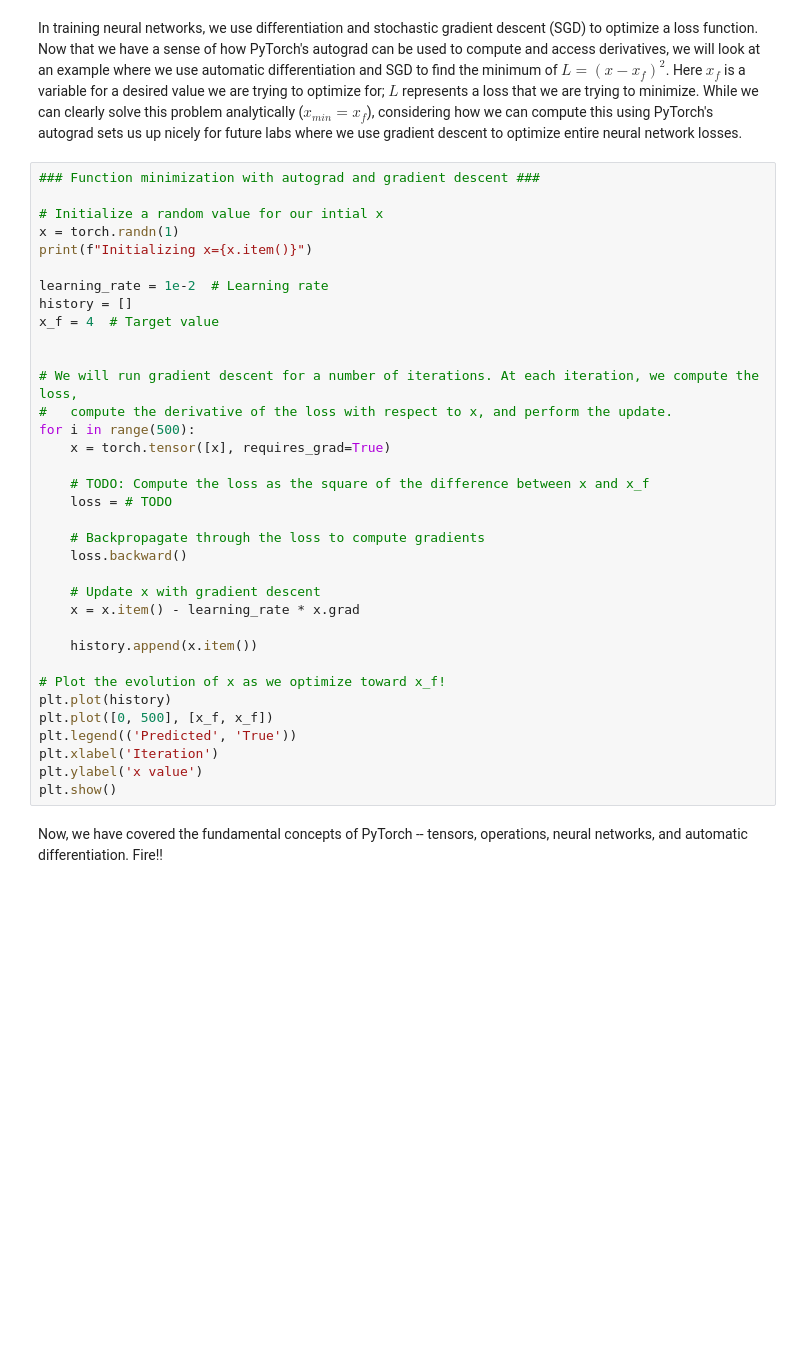
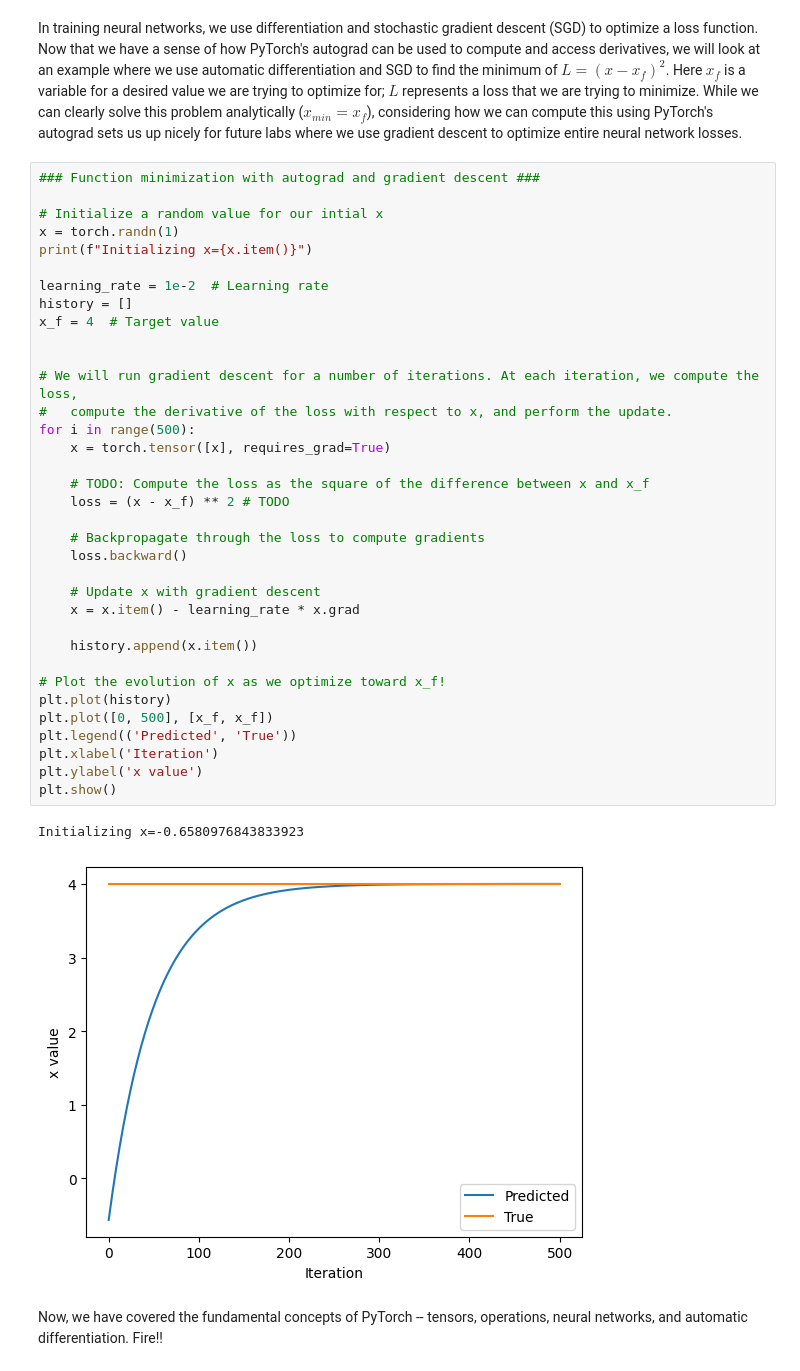
Before and after one commit to WeekendsShadowheart/OS, a Jupyter notebook: lab1/PT_Part1_Intro.ipynb, the cells around one changed output. Drawn from its saved outputs; the diff is of its cells as text; blank space fills up the shorter version.

```diff
--- a/lab1/PT_Part1_Intro.ipynb
+++ b/lab1/PT_Part1_Intro.ipynb
@@ -325,33 +348,36 @@ In training neural networks, we use differentiation and stochastic gradient desc
 x = torch.randn(1)
 print(f"Initializing x={x.item()}")
 
 learning_rate = 1e-2  # Learning rate
 history = []
 x_f = 4  # Target value
 
 
 # We will run gradient descent for a number of iterations. At each iteration, we compute the loss,
 #   compute the derivative of the loss with respect to x, and perform the update.
 for i in range(500):
     x = torch.tensor([x], requires_grad=True)
 
     # TODO: Compute the loss as the square of the difference between x and x_f
-    loss = # TODO
+    loss = (x - x_f) ** 2 # TODO
 
     # Backpropagate through the loss to compute gradients
     loss.backward()
 
     # Update x with gradient descent
     x = x.item() - learning_rate * x.grad
 
     history.append(x.item())
 
 # Plot the evolution of x as we optimize toward x_f!
 plt.plot(history)
 plt.plot([0, 500], [x_f, x_f])
 plt.legend(('Predicted', 'True'))
 plt.xlabel('Iteration')
 plt.ylabel('x value')
 plt.show()
+# %% [output]
+Initializing x=-0.6580976843833923
+[figure, added]
 # %% [markdown]
 Now, we have covered the fundamental concepts of PyTorch -- tensors, operations, neural networks, and automatic differentiation. Fire!!
```
Also changed, not shown: parts of 7 cells of this notebook.
